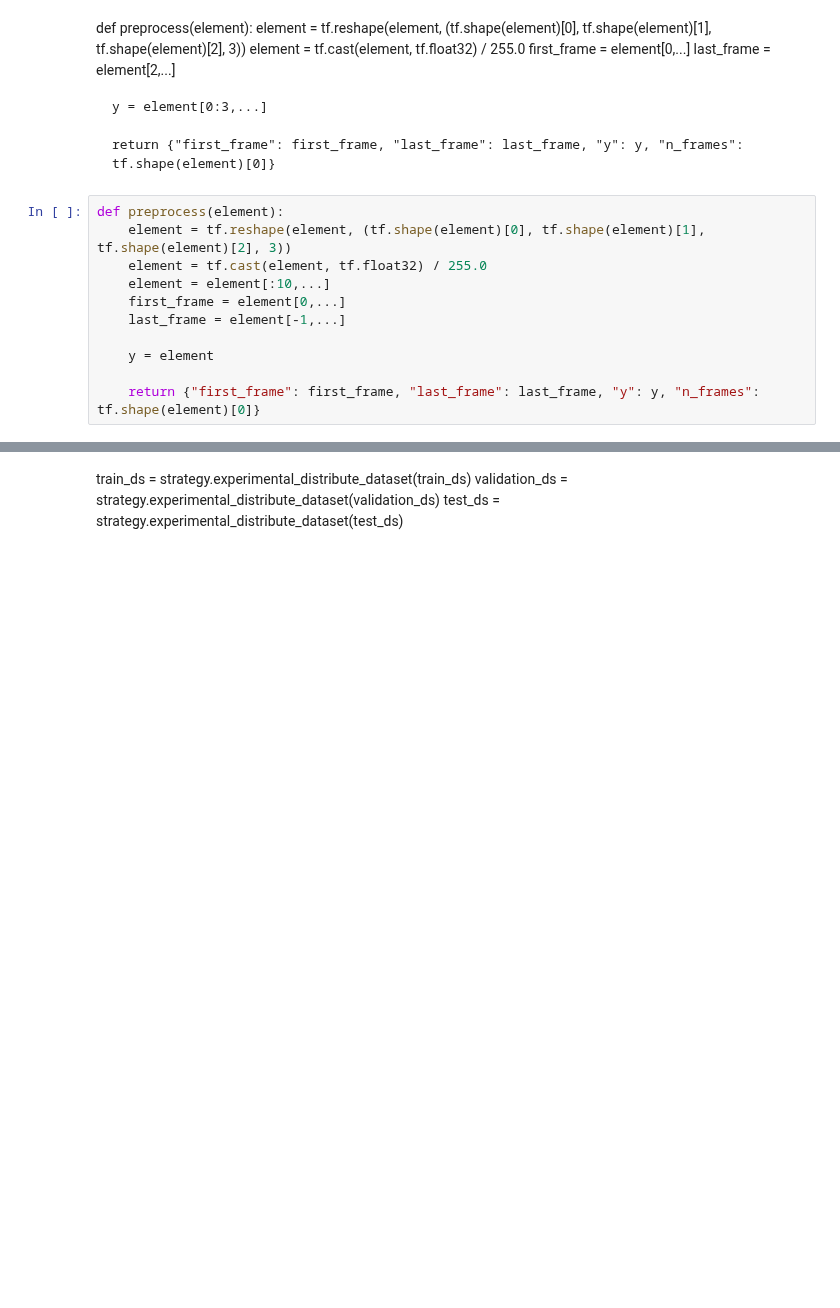
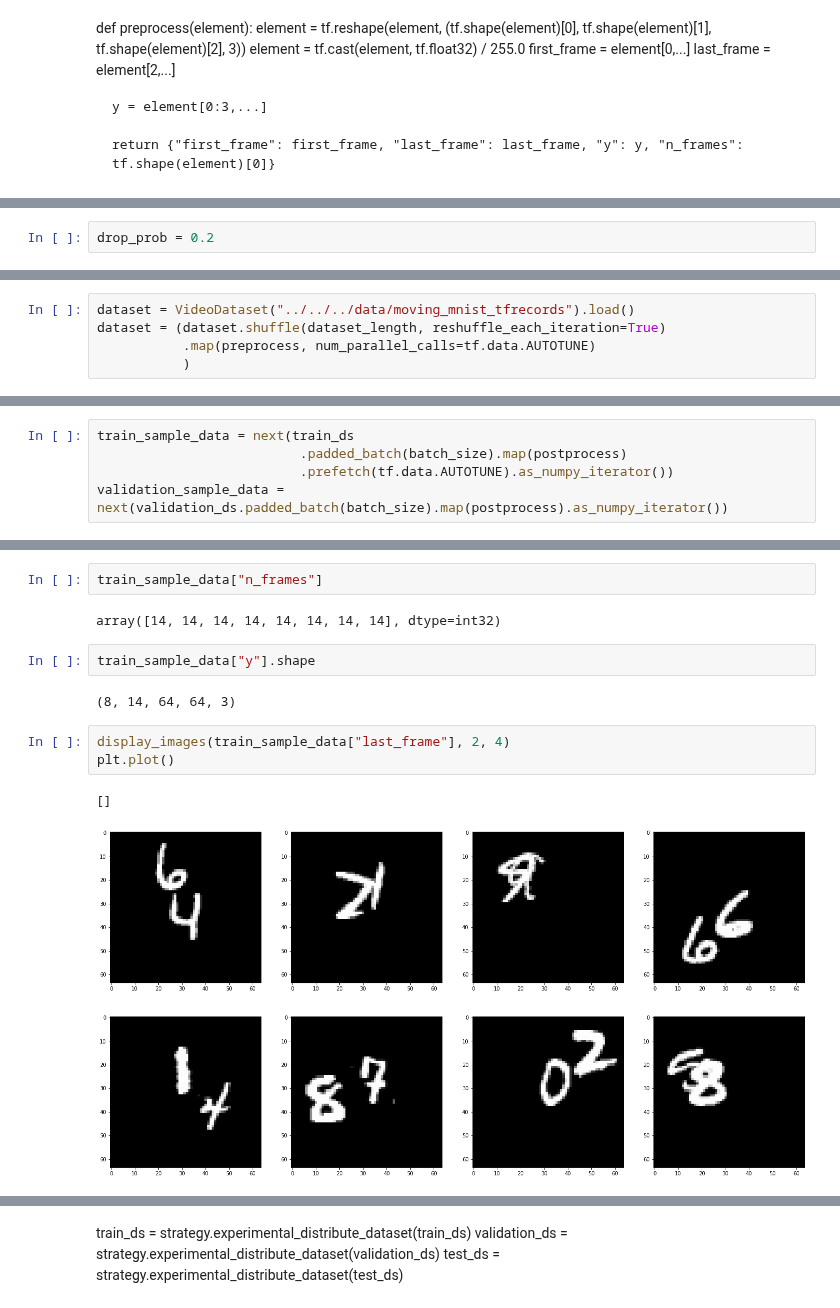
Before and after one commit to Kurokabe/GANime, a Jupyter notebook: notebooks/model/vq-gan/min_gpt-huggingface.ipynb, the cells around one changed output, grey strips where cells are left out. Cells and saved outputs as stored; diff of their text form; blank space fills up the shorter version.

Commit message:
[WIP] Test with varying length dataset

```diff
--- a/notebooks/model/vq-gan/min_gpt-huggingface.ipynb
+++ b/notebooks/model/vq-gan/min_gpt-huggingface.ipynb
@@ -68,14 +61,3 @@ def preprocess(element):
     y = element[0:3,...]
 
     return {"first_frame": first_frame, "last_frame": last_frame, "y": y, "n_frames": tf.shape(element)[0]}
-# %%
-def preprocess(element):
-    element = tf.reshape(element, (tf.shape(element)[0], tf.shape(element)[1], tf.shape(element)[2], 3))
-    element = tf.cast(element, tf.float32) / 255.0
-    element = element[:10,...]
-    first_frame = element[0,...]
-    last_frame = element[-1,...]
-
-    y = element
-
-    return {"first_frame": first_frame, "last_frame": last_frame, "y": y, "n_frames": tf.shape(element)[0]}
@@ -99,0 +64,2 @@ test_ds = test_ds.batch(global_batch_size, drop_remainder=True)
+# %%
+drop_prob = 0.2
@@ -99,0 +162,5 @@ test_ds = test_ds.batch(global_batch_size, drop_remainder=True)
+# %%
+dataset = VideoDataset("../../../data/moving_mnist_tfrecords").load()
+dataset = (dataset.shuffle(dataset_length, reshuffle_each_iteration=True)
+           .map(preprocess, num_parallel_calls=tf.data.AUTOTUNE)
+           )
@@ -99,0 +175,5 @@ test_ds = test_ds.batch(global_batch_size, drop_remainder=True)
+# %%
+train_sample_data = next(train_ds
+                          .padded_batch(batch_size).map(postprocess)
+                          .prefetch(tf.data.AUTOTUNE).as_numpy_iterator())
+validation_sample_data = next(validation_ds.padded_batch(batch_size).map(postprocess).as_numpy_iterator())
@@ -99,0 +190,14 @@ test_ds = test_ds.batch(global_batch_size, drop_remainder=True)
+# %%
+train_sample_data["n_frames"]
+# %% [output]
+array([14, 14, 14, 14, 14, 14, 14, 14], dtype=int32)
+# %%
+train_sample_data["y"].shape
+# %% [output]
+(8, 14, 64, 64, 3)
+# %%
+display_images(train_sample_data["last_frame"], 2, 4)
+plt.plot()
+# %% [output]
+[]
+[figure, added]
```
Also changed, not shown: parts of 26 cells of this notebook, 1 other file.
